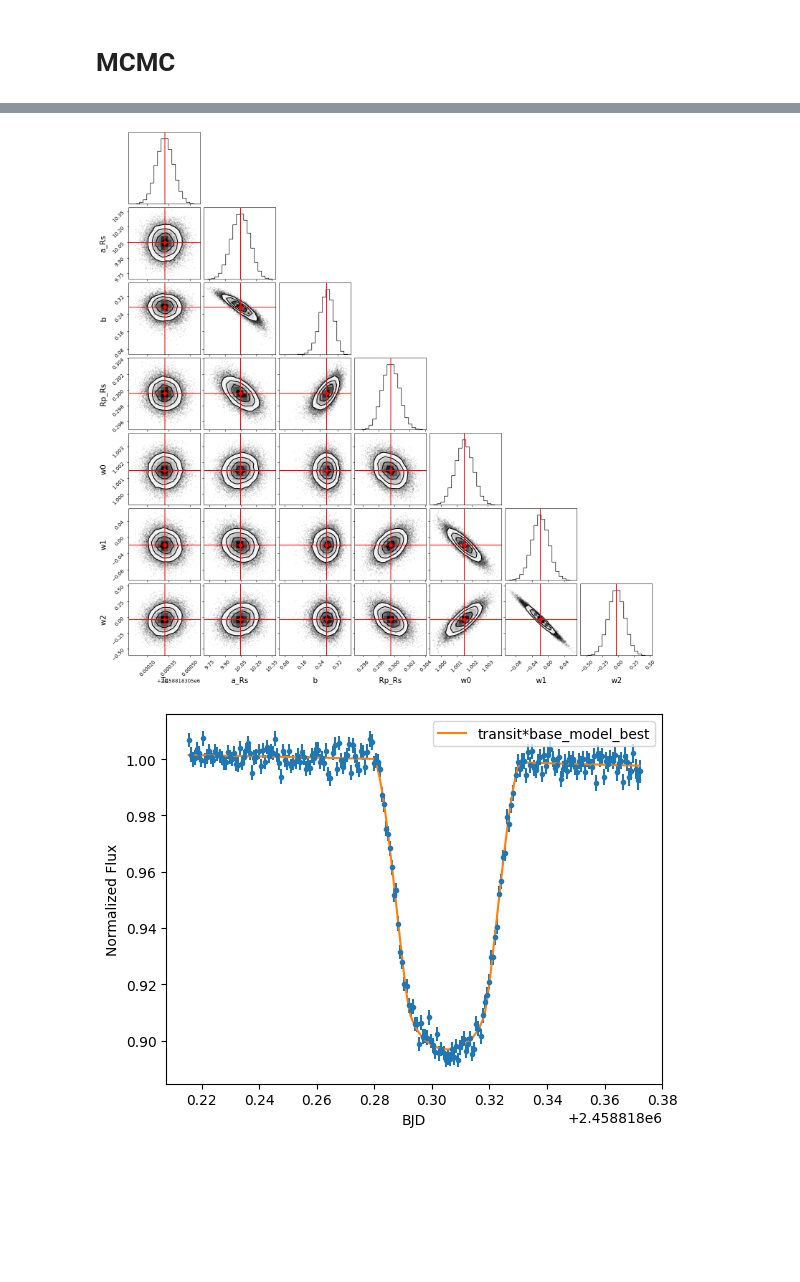
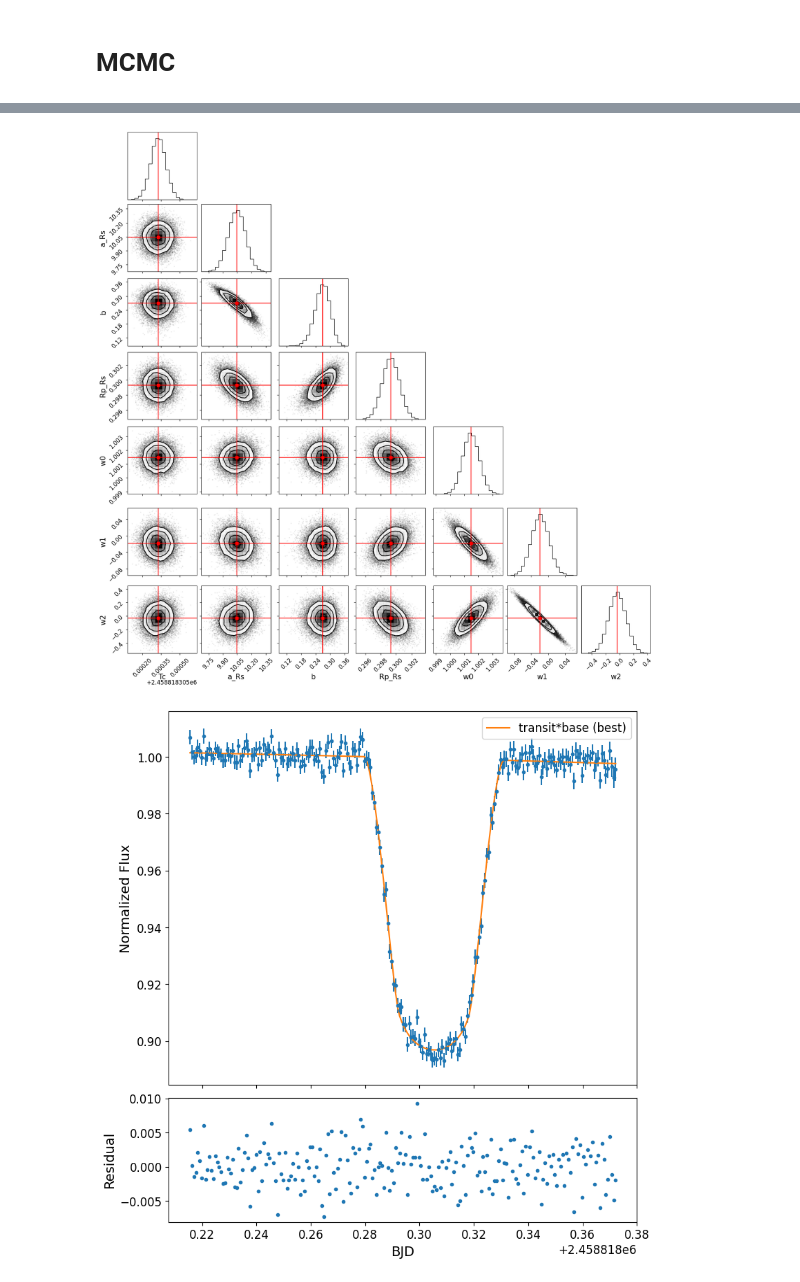
Before and after one commit to Mayuko-Mori/Transit_tutorial, a Jupyter notebook: Tutorial_1_single_transit_TOI519.ipynb, the cells around one changed output, grey strips where cells are left out. Cells and saved outputs as stored; diff of their text form; code cells hidden in the pictures; blank space fills up the shorter version.

```diff
--- a/Tutorial_1_single_transit_TOI519.ipynb
+++ b/Tutorial_1_single_transit_TOI519.ipynb
@@ -71,14 +72,14 @@ u1_err, u2_err = list(qd_e[0])
 # Transit Model
 # %%
 import batman
-def transit_model(parameters, p, u1,u2, t):
+def transit_model(parameters, period, u1,u2, t):
 
     tc,a,b,k=parameters
     inc= np.arccos(b/a)*180/np.pi
 
     params = batman.TransitParams()
     params.t0 = tc                      #time of inferior conjunction
-    params.per = p                     #orbital period
+    params.per = period                     #orbital period
     params.rp = k                 #planet radius (in units of stellar radii)
     params.a = a                      #semi-major axis (in units of stellar radii)
     params.inc = inc                     #orbital inclination (in degrees)
@@ -131,7 +146,7 @@ f.savefig('output/TOI519_transit_base_predict.png')
 # %% [markdown]
 # preparing parameter set
 # %%
-params_full_pr = transit_params_pr + base_params_pr
+params_full_init = transit_params_init + base_params_init
 params_name = 'Tc,a_Rs,b,Rp_Rs,w0,w1,w2'.split(',')
 #params_full_pr
 # %% [markdown]
@@ -187,7 +202,7 @@ import scipy.optimize as op
 def neg_logprob(params_full, u1, u2, time, flux, err):
     return -logprob(params_full, u1, u2, time, flux, err)
 
-result = op.minimize(neg_logprob, params_full_pr, args=(u1, u2, time, flux, err),method='Powell')
+result = op.minimize(neg_logprob, params_full_init, args=(u1, u2, time, flux, err),method='Powell')
 # %%
 transit_params_opt=result.x[:4]
 base_params_opt=result.x[4:]
@@ -248,55 +271,59 @@ for i in range(ndim):
 # %%
 flat_samples = sampler.get_chain(discard=5000, thin=10, flat=True)
 # %%
-best_params=[]
-best_params_err = []
+params_full_best=[]
+params_full_best_err = []
 
 for i in range(ndim):
     mcmc = np.percentile(flat_samples[:, i], [16, 50, 84])
     q = np.diff(mcmc)
 
-    best_params.append(mcmc[1])
-    best_params_err.append(np.mean(q))
+    params_full_best.append(mcmc[1])
+    params_full_best_err.append(np.mean(q))
 # %%
 import corner
 
 f = corner.corner(flat_samples, labels=params_name, label_kwargs=dict(fontsize=15))
-
-# Extract the axes
 axes = np.array(f.axes).reshape((ndim, ndim))
 
-# Loop over the diagonal
+# best parameters
 for i in range(ndim):
     ax = axes[i, i]
-    ax.axvline(best_params[i], color="r")
+    ax.axvline(params_full_best[i], color="r")
 
-# Loop over the histograms
 for yi in range(ndim):
     for xi in range(yi):
         ax = axes[yi, xi]
-        ax.axvline(best_params[xi], color="r")
-        ax.axhline(best_params[yi], color="r")
-        ax.plot(best_params[xi], best_params[yi], "sr")
+        ax.axvline(params_full_best[xi], color="r")
+        ax.axhline(params_full_best[yi], color="r")
+        ax.plot(params_full_best[xi], params_full_best[yi], "sr")
 
-#f.savefig('output/TOI519_corner.png')
+f.savefig('output/TOI519_corner.pdf')
 # %% [output]
-[figure, old version]
+[figure, new version]
 # %%
-transit_params_best=best_params[:4]
-base_params_best=best_params[4:]
+transit_params_best=params_full_best[:4]
+base_params_best=params_full_best[4:]
 
 transit_model_best=transit_model(transit_params_best, P_pr.n, u1, u2, time)
 base_model_best = base_model(base_params_best,time)
+combined_model_best = transit_model_best * base_model_best
 
-f=pl.figure()
+resid = flux - combined_model_best
 
-pl.errorbar(time,flux,err, fmt='.')
-pl.plot(time, transit_model_best * base_model_best, label='transit*base_model_best')
+f, axs = pl.subplots(2, 1, figsize=(8, 8), height_ratios=(3,1), sharex=True)
 
-pl.xlabel('BJD')
-pl.ylabel('Normalized Flux')
-pl.legend()
-f.savefig('output/TOI519_transit_base_best.png')
+axs[0].errorbar(time,flux,err, fmt='.')
+axs[0].plot(time,combined_model_best, label='transit*base (best)')
+
+axs[1].plot(time, resid, '.')
+
+axs[1].set_xlabel('BJD')
+axs[0].set_ylabel('Normalized Flux')
+axs[1].set_ylabel('Residual')
+axs[0].legend()
+
+f.savefig('output/TOI519_transit_base_best.pdf')
 # %% [output]
-[figure, old version]
+[figure, new version]
 # %%
```
Also changed, not shown: parts of 14 cells of this notebook, 19 other files.
